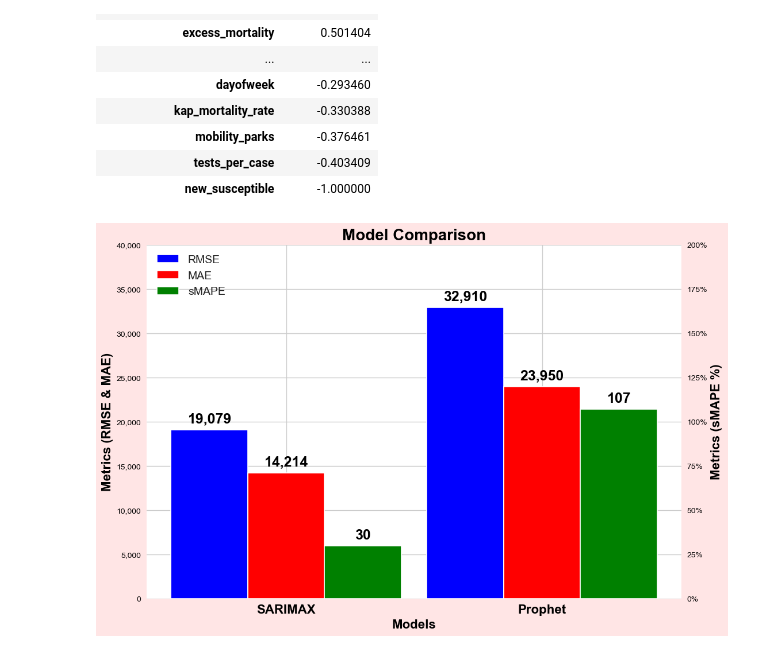
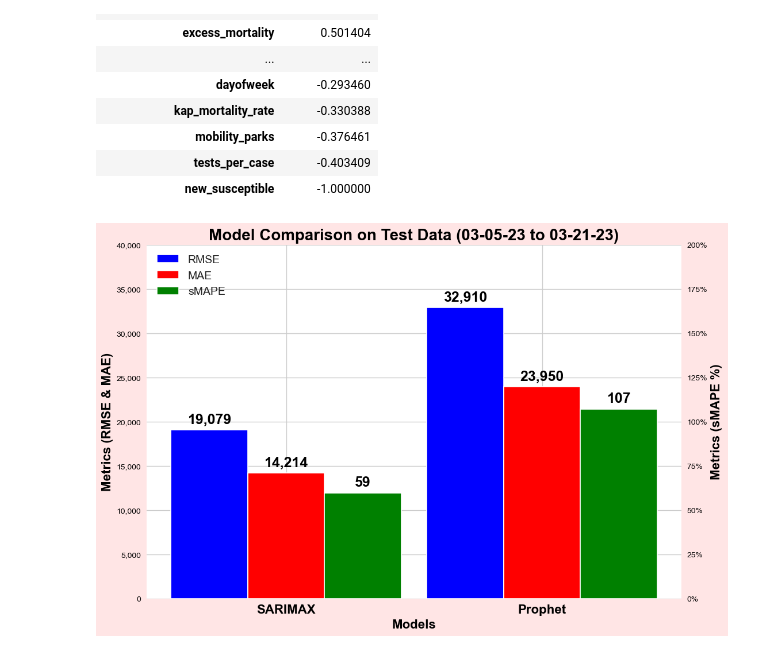
Before and after one commit to scelarek/CovidCast, a Jupyter notebook: Capstone/2. COVIDCast EDA.ipynb, the cells around one changed output. Saved outputs shown, nothing was run; the diff lists cells and outputs as text; code cells hidden in the pictures.

```diff
--- a/Capstone/2. COVIDCast EDA.ipynb
+++ b/Capstone/2. COVIDCast EDA.ipynb
@@ -421,7 +421,7 @@ import matplotlib.pyplot as plt
 labels = ['SARIMAX', 'Prophet']
 rmse_scores = [19079, 32910]  # Example RMSE scores
 mae_scores = [14214, 23950]   # Example MAE scores
-smape_scores = [29.73, 106.98]       # Example sMAPE scores
+smape_scores = [59.46, 106.98]       # Example sMAPE scores
 
 x = np.arange(len(labels))  # the label locations
 width = 0.3  # the width of the bars
@@ -451,32 +451,32 @@ rects1 = ax1.bar(x - width, rmse_scores, width, label='RMSE', color='b', edgecol
 rects2 = ax1.bar(x, mae_scores, width, label='MAE', color='r', edgecolor='white', linewidth=1.2)
 ax1.tick_params(axis='y', labelcolor=color)
 ax1.set_xticks(x)
 ax1.set_xticklabels(labels, fontweight='bold', fontsize=16, color=color)
 ax1.get_yaxis().set_major_formatter(plt.FuncFormatter(lambda x, loc: "{:,}".format(int(x))))
 ax1.set_ylim(0, 40000)
 
 ax2 = ax1.twinx()
 ax2.set_ylim(0, 200)
 ax2.set_ylabel('Metrics (sMAPE %)', fontweight='bold', color='black', fontsize=16)
 ax2.get_yaxis().set_major_formatter(plt.FuncFormatter(lambda x, loc: "{:.0%}".format(x/100)))
 rects3 = ax2.bar(x + width, smape_scores, width, label='sMAPE', color='g', edgecolor='white', linewidth=1.2)
 ax2.tick_params(axis='y', labelcolor='black')
 
 # Removing grid lines for the second axis
 ax2.grid(False)
 
 # Setting pale light reddish background
 fig.patch.set_facecolor('#ffe5e5')
 
 annotate_bars(rects1, ax1)
 annotate_bars(rects2, ax1)
 annotate_bars(rects3, ax2)
 
-plt.title("Model Comparison", fontweight='bold', fontsize=20, color='black')
+plt.title("Model Comparison on Test Data (03-05-23 to 03-21-23)", fontweight='bold', fontsize=20, color='black')
 lines, labels = ax1.get_legend_handles_labels()
 lines2, labels2 = ax2.get_legend_handles_labels()
 ax2.legend(lines + lines2, labels + labels2, loc='upper left', fontsize=14)
 
 plt.show()
 # %% [output]
-[figure, old version]
+[figure, new version]
```
Also changed, not shown: 1 other file.
